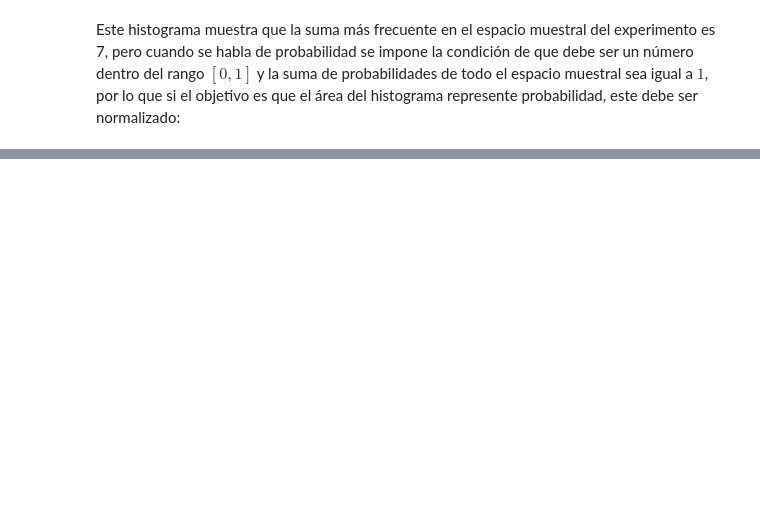
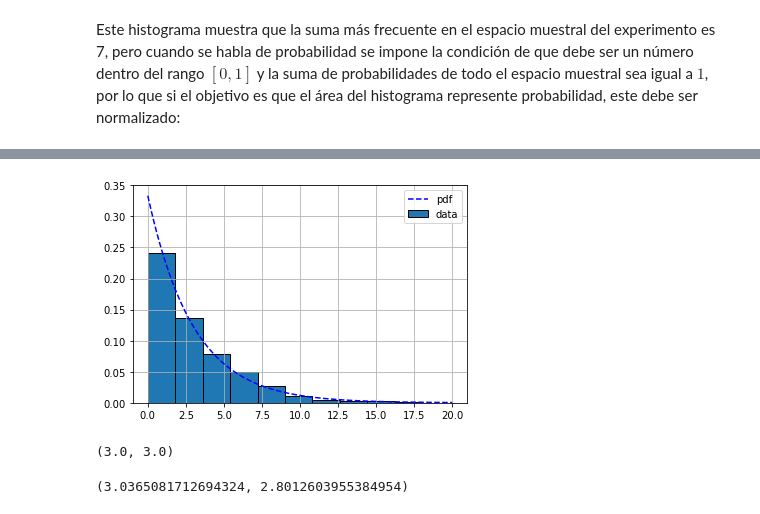
Before and after one commit to Lucas-Nieto-institucional/Notebooks_curso_estadistica, a Jupyter notebook: 01_Intro_Probabilidad.ipynb, the cells around one changed output, grey strips where cells are left out. Saved outputs shown, nothing was run; the diff lists cells and outputs as text; code cells hidden in the pictures; blank space fills up the shorter version.

Commit message:
Pendiente: Distribución gaussiana e intervalos de confianza

```diff
--- a/01_Intro_Probabilidad.ipynb
+++ b/01_Intro_Probabilidad.ipynb
@@ -299,0 +306,29 @@ E # Esperanza en el experimento es un valor próximo a 7
+# %%
+x = np.linspace(0,20,100)
+
+sigma_poblacional = 3
+
+y = expon.pdf(x, scale = sigma_poblacional) # Función de densidad de probabilidad del tipo exponencial
+
+M = expon.rvs( size = 1000, scale = 3) # Genera valores aleatorios en la distribución
+plt.grid()
+plt.plot(x,y,'--',c='b',label = 'pdf')
+plt.hist(M,density = True,label = 'data',ec='k')
+plt.legend()
+plt.show()
+# %% [output]
+[figure, added]
+# %%
+# Valores teóricos de media y desviación estándar para la población descrita por esta distribución
+mean = expon.mean( scale = sigma_poblacional )
+std = expon.std( scale = sigma_poblacional )
+
+mean,std
+# %% [output]
+(3.0, 3.0)
+# %%
+# Media y desviación estándar medidas en la muestra
+np.mean(M),np.std(M)
+# Alternativa para la desviación: np.sqrt( np.sum( (M - np.mean(M))**2 )/len(M) )
+# %% [output]
+(3.0365081712694324, 2.8012603955384954)
```
Also changed, not shown: parts of 9 cells of this notebook.
